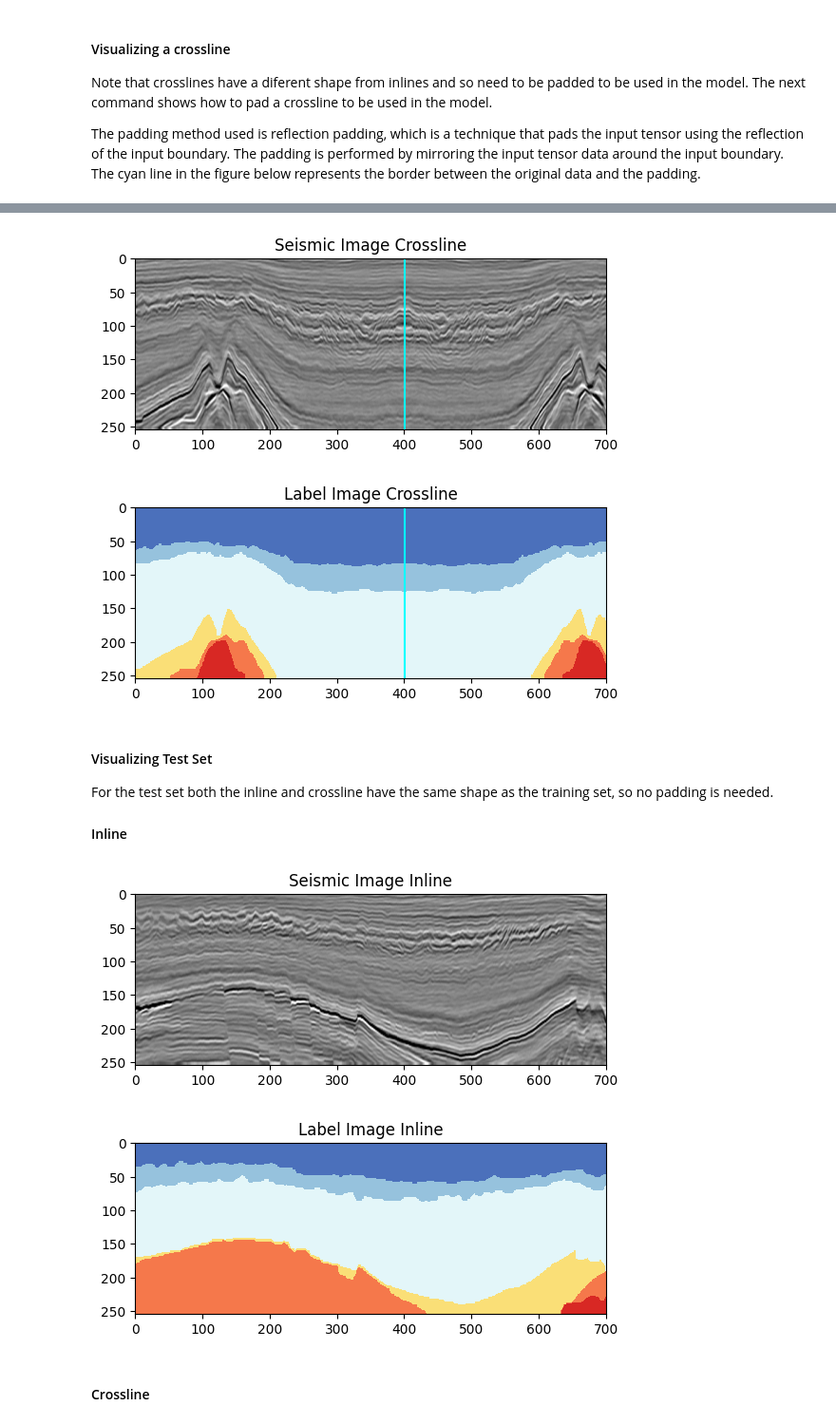
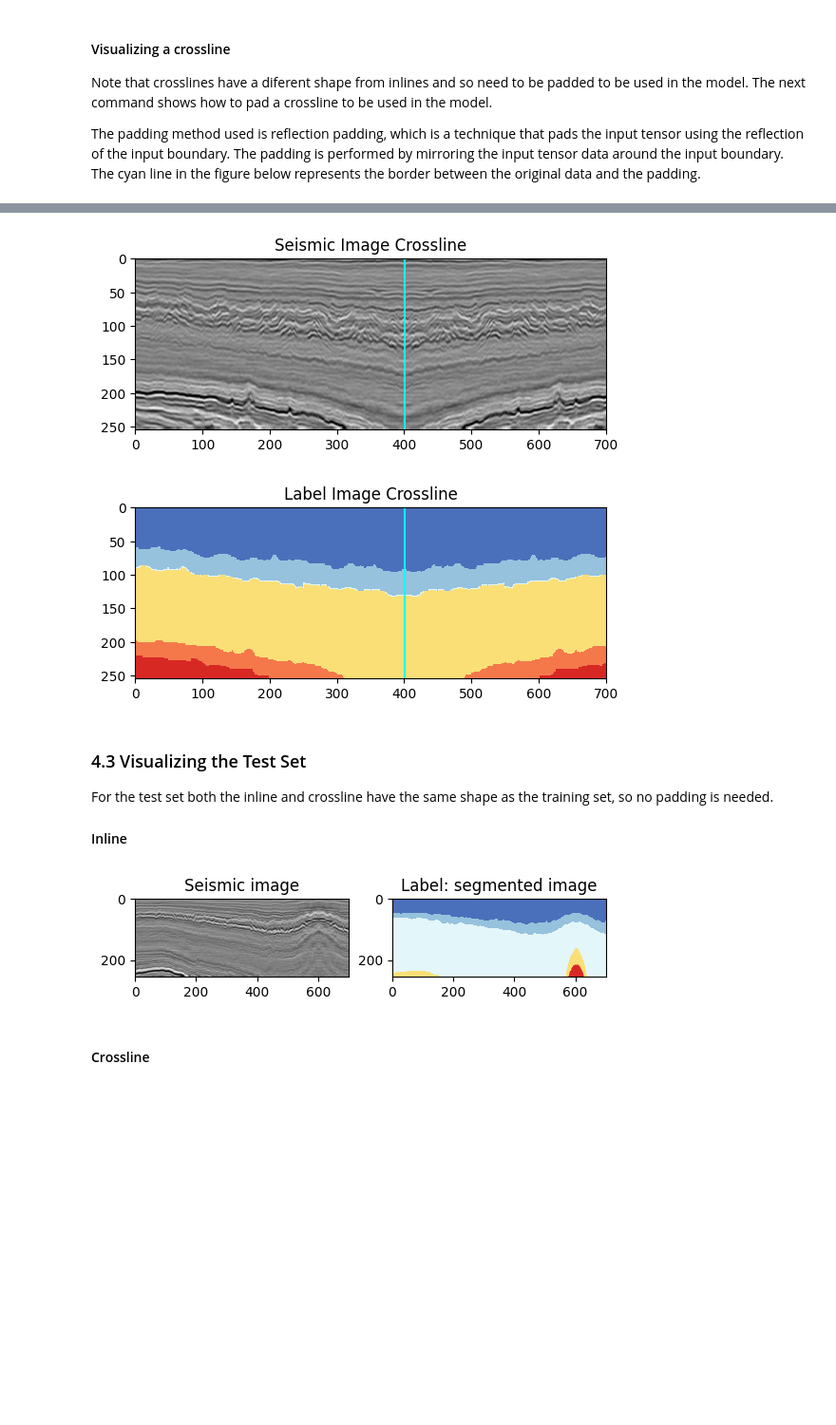
Before and after one commit to eborin/2024-mo436-course-work, a Jupyter notebook: 3-Seismic-dataloader-exploration.ipynb, the cells around one changed output, grey strips where cells are left out. Shown: that part at 95% size. Saved outputs shown, nothing was run; the diff lists cells and outputs as text; code cells hidden in the pictures; blank space fills up the shorter version.

```diff
--- a/3-Seismic-dataloader-exploration.ipynb
+++ b/3-Seismic-dataloader-exploration.ipynb
@@ -4,8 +4,8 @@
 ##  1. Instantiating the datamodule object and preparing the data
 # %%
 # Instanciate SeismicDataModule
-from data_modules.seismic import SeismicDataModule
+from data_modules.seismic import F3SeismicDataModule
 
 # Instantiating the SeismicDataModule with root dir at data/f3
-my_data_module = SeismicDataModule("data/")
+my_data_module = F3SeismicDataModule("data/")
 # %% [output]
@@ -185,3 +198,13 @@ plt.show()
+# %%
+def show_img_label(img,label):
+    plt.figure()
+    plt.subplot(1, 2, 1)
+    plt.imshow(img, cmap="gray")
+    plt.title("Seismic image")
+    plt.subplot(1, 2, 2)
+    plt.imshow(label, cmap=label_cmap)
+    plt.title("Label: segmented image")
+    plt.show()
 # %% [markdown]
 #### Visualizing a crossline
 
@@ -233,10 +248,10 @@ plt.title("Label Image Crossline")
 plt.axvline(x=401, color="cyan")
 plt.show()
 # %% [output]
-[figure, old version]
+[figure, new version]
-[figure, old version]
+[figure, new version]
 # %% [markdown]
-#### Visualizing Test Set
+### 4.3 Visualizing the Test Set
 
 For the test set both the inline and crossline have the same shape as the training set, so no padding is needed.
 
@@ -244,17 +259,9 @@ For the test set both the inline and crossline have the same shape as the traini
 # %%
 test_dl = my_data_module.test_dataloader()
 
-sample = test_dl.dataset[0][0]
-plt.imshow(sample[0], cmap="gray")
-plt.title("Seismic Image Inline")
-plt.show()
-
-sample = test_dl.dataset[0][1]
-plt.imshow(sample[0], cmap=label_cmap)
-plt.title("Label Image Inline")
-plt.show()
+show_img_label(test_dl.dataset[0][0][0],
+               test_dl.dataset[0][1][0])
 # %% [output]
-[figure, old version]
+[figure, new version]
-[figure, removed]
 # %% [markdown]
 #### Crossline
```
Also changed, not shown: parts of 22 cells of this notebook, 10 other files.
